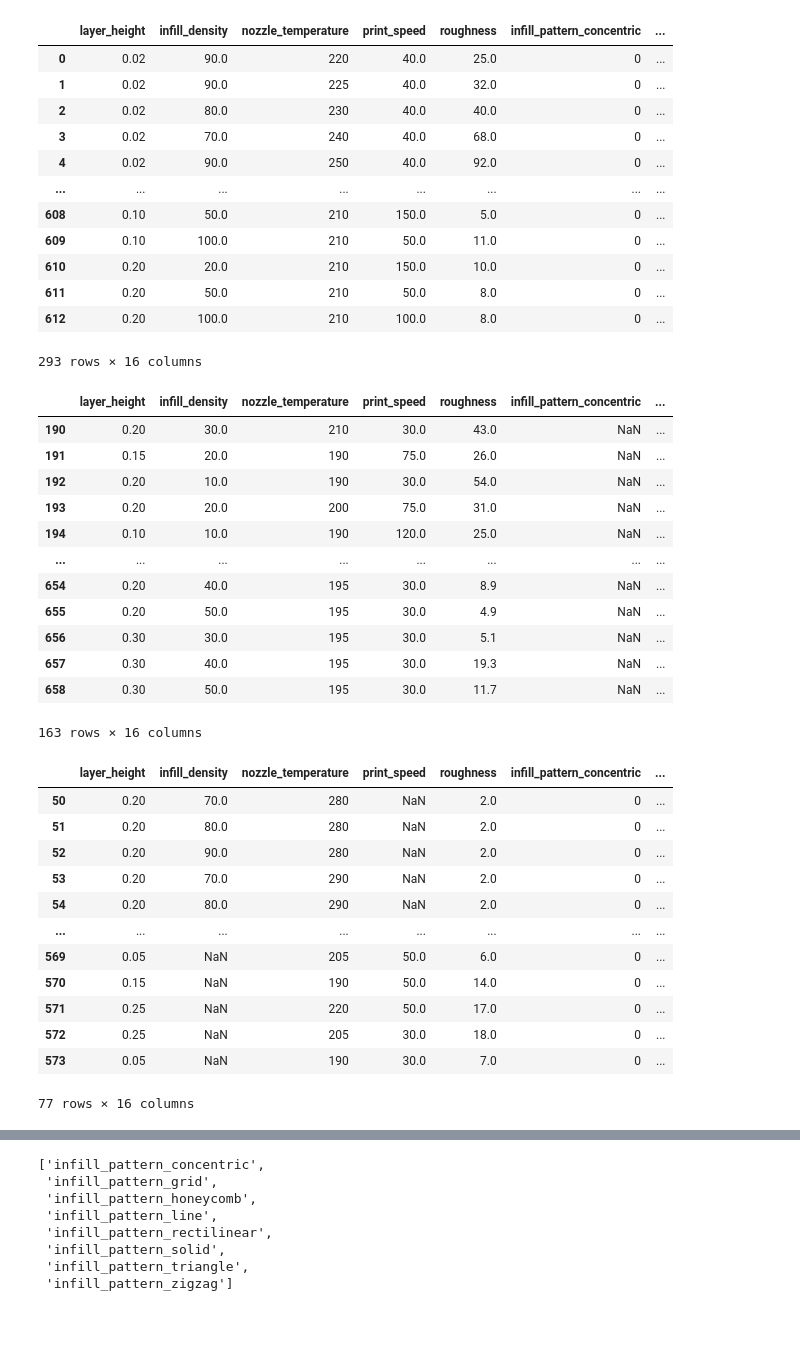
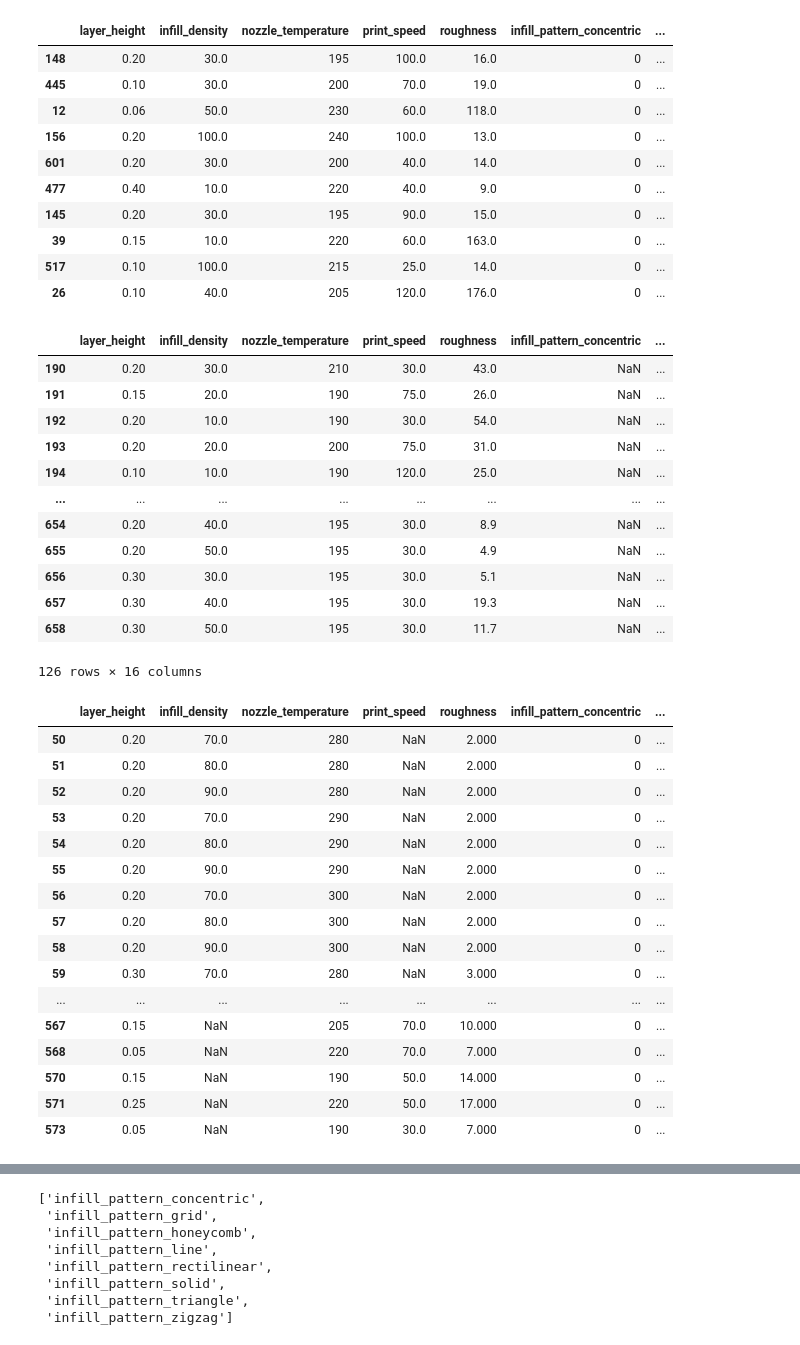
Before and after one commit to hanzlayyy/FYDP, a Jupyter notebook: FYDP_Notebook_V1_0.ipynb, the cells around one changed output, grey strips where cells are left out. Cells and saved outputs as stored; diff of their text form; code cells hidden in the pictures.

```diff
--- a/FYDP_Notebook_V1_0.ipynb
+++ b/FYDP_Notebook_V1_0.ipynb
@@ -18,5 +19,6 @@ from sklearn.model_selection import GridSearchCV
 # %%
 df = pd.read_csv('https://raw.githubusercontent.com/hanzlayyy/FYDP/main/data%20v1.csv')
+df.drop_duplicates(subset=df.iloc[:,:-1], keep='first', inplace=True, ignore_index=False)
 df
 # %% [output]
 |  | layer_height | infill_density | infill_pattern | nozzle_temperature | print_speed | material | roughness |
@@ -84,20 +86,18 @@ plt.show()
 # %%
 zero_missing = pd.get_dummies(df[~df.isnull().any(axis=1)], columns=['infill_pattern','material'], dtype=int)
-zero_missing
+zero_missing.sample(10)
 # %% [output]
 |  | layer_height | infill_density | nozzle_temperature | print_speed | roughness | infill_pattern_concentric | ... |
-| 0 | 0.02 | 90.0 | 220 | 40.0 | 25.0 | 0 | ... |
-| 1 | 0.02 | 90.0 | 225 | 40.0 | 32.0 | 0 | ... |
-| 2 | 0.02 | 80.0 | 230 | 40.0 | 40.0 | 0 | ... |
-| 3 | 0.02 | 70.0 | 240 | 40.0 | 68.0 | 0 | ... |
-| 4 | 0.02 | 90.0 | 250 | 40.0 | 92.0 | 0 | ... |
-| ... | ... | ... | ... | ... | ... | ... | ... |
-| 608 | 0.10 | 50.0 | 210 | 150.0 | 5.0 | 0 | ... |
-| 609 | 0.10 | 100.0 | 210 | 50.0 | 11.0 | 0 | ... |
-| 610 | 0.20 | 20.0 | 210 | 150.0 | 10.0 | 0 | ... |
-| 611 | 0.20 | 50.0 | 210 | 50.0 | 8.0 | 0 | ... |
-| 612 | 0.20 | 100.0 | 210 | 100.0 | 8.0 | 0 | ... |
+| 148 | 0.20 | 30.0 | 195 | 100.0 | 16.0 | 0 | ... |
+| 445 | 0.10 | 30.0 | 200 | 70.0 | 19.0 | 0 | ... |
+| 12 | 0.06 | 50.0 | 230 | 60.0 | 118.0 | 0 | ... |
+| 156 | 0.20 | 100.0 | 240 | 100.0 | 13.0 | 0 | ... |
+| 601 | 0.20 | 30.0 | 200 | 40.0 | 14.0 | 0 | ... |
+| 477 | 0.40 | 10.0 | 220 | 40.0 | 9.0 | 0 | ... |
+| 145 | 0.20 | 30.0 | 195 | 90.0 | 15.0 | 0 | ... |
+| 39 | 0.15 | 10.0 | 220 | 60.0 | 163.0 | 0 | ... |
+| 517 | 0.10 | 100.0 | 215 | 25.0 | 14.0 | 0 | ... |
+| 26 | 0.10 | 40.0 | 205 | 120.0 | 176.0 | 0 | ... |
-293 rows × 16 columns
 # %%
 missing = df[df.isnull().any(axis=1)]
 missing_categorical = df[df['infill_pattern'].isnull()]
@@ -118,28 +118,33 @@ missing_categorical
 | 656 | 0.30 | 30.0 | 195 | 30.0 | 5.1 | NaN | ... |
 | 657 | 0.30 | 40.0 | 195 | 30.0 | 19.3 | NaN | ... |
 | 658 | 0.30 | 50.0 | 195 | 30.0 | 11.7 | NaN | ... |
-163 rows × 16 columns
+126 rows × 16 columns
 # %%
 missing_numerical = missing[~missing['infill_pattern'].isnull()]
 missing_numerical = pd.get_dummies(missing_numerical, columns=['infill_pattern','material'], dtype=int)
 missing_numerical.drop(columns='infill_pattern_tetrahedral')
 missing_numerical[['infill_pattern_rectilinear','infill_pattern_solid']] = 0
+missing_numerical[['material_pla-aluminum']] = 0
 missing_numerical = missing_numerical.reindex(columns=list(zero_missing.columns))
 missing_numerical
 # %% [output]
 |  | layer_height | infill_density | nozzle_temperature | print_speed | roughness | infill_pattern_concentric | ... |
-| 50 | 0.20 | 70.0 | 280 | NaN | 2.0 | 0 | ... |
-| 51 | 0.20 | 80.0 | 280 | NaN | 2.0 | 0 | ... |
-| 52 | 0.20 | 90.0 | 280 | NaN | 2.0 | 0 | ... |
-| 53 | 0.20 | 70.0 | 290 | NaN | 2.0 | 0 | ... |
-| 54 | 0.20 | 80.0 | 290 | NaN | 2.0 | 0 | ... |
+| 50 | 0.20 | 70.0 | 280 | NaN | 2.000 | 0 | ... |
+| 51 | 0.20 | 80.0 | 280 | NaN | 2.000 | 0 | ... |
+| 52 | 0.20 | 90.0 | 280 | NaN | 2.000 | 0 | ... |
+| 53 | 0.20 | 70.0 | 290 | NaN | 2.000 | 0 | ... |
+| 54 | 0.20 | 80.0 | 290 | NaN | 2.000 | 0 | ... |
+| 55 | 0.20 | 90.0 | 290 | NaN | 2.000 | 0 | ... |
+| 56 | 0.20 | 70.0 | 300 | NaN | 2.000 | 0 | ... |
+| 57 | 0.20 | 80.0 | 300 | NaN | 2.000 | 0 | ... |
+| 58 | 0.20 | 90.0 | 300 | NaN | 2.000 | 0 | ... |
+| 59 | 0.30 | 70.0 | 280 | NaN | 3.000 | 0 | ... |
 | ... | ... | ... | ... | ... | ... | ... | ... |
-| 569 | 0.05 | NaN | 205 | 50.0 | 6.0 | 0 | ... |
-| 570 | 0.15 | NaN | 190 | 50.0 | 14.0 | 0 | ... |
-| 571 | 0.25 | NaN | 220 | 50.0 | 17.0 | 0 | ... |
-| 572 | 0.25 | NaN | 205 | 30.0 | 18.0 | 0 | ... |
-| 573 | 0.05 | NaN | 190 | 30.0 | 7.0 | 0 | ... |
+| 567 | 0.15 | NaN | 205 | 70.0 | 10.000 | 0 | ... |
+| 568 | 0.05 | NaN | 220 | 70.0 | 7.000 | 0 | ... |
+| 570 | 0.15 | NaN | 190 | 50.0 | 14.000 | 0 | ... |
+| 571 | 0.25 | NaN | 220 | 50.0 | 17.000 | 0 | ... |
+| 573 | 0.05 | NaN | 190 | 30.0 | 7.000 | 0 | ... |
-77 rows × 16 columns
 # %%
 n = []
 mse = []
```
Also changed, not shown: parts of 22 cells of this notebook.
